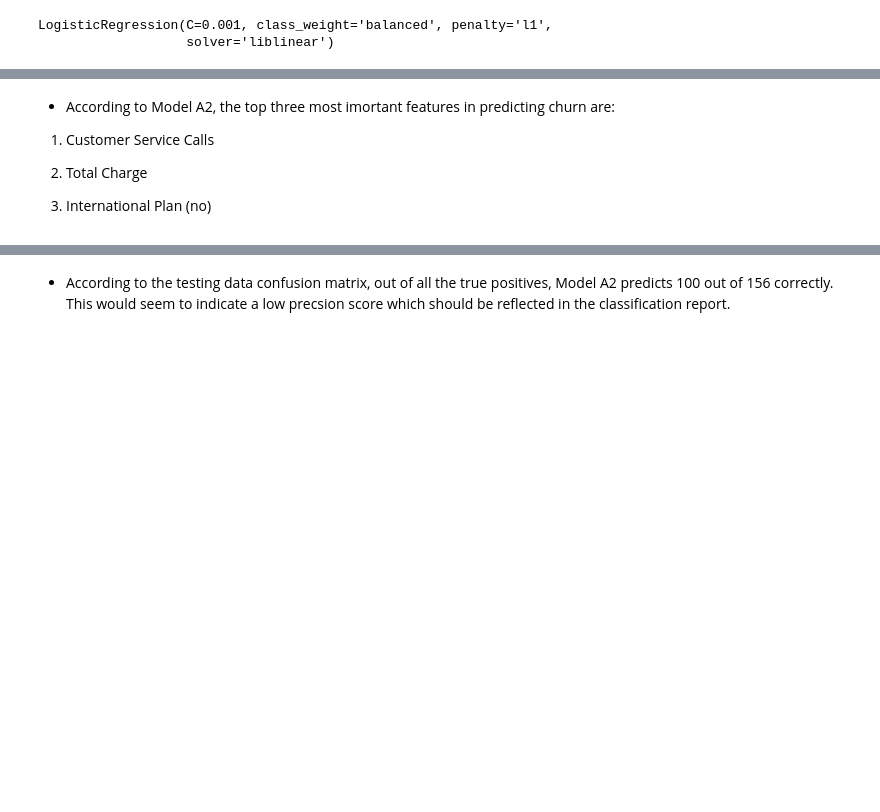
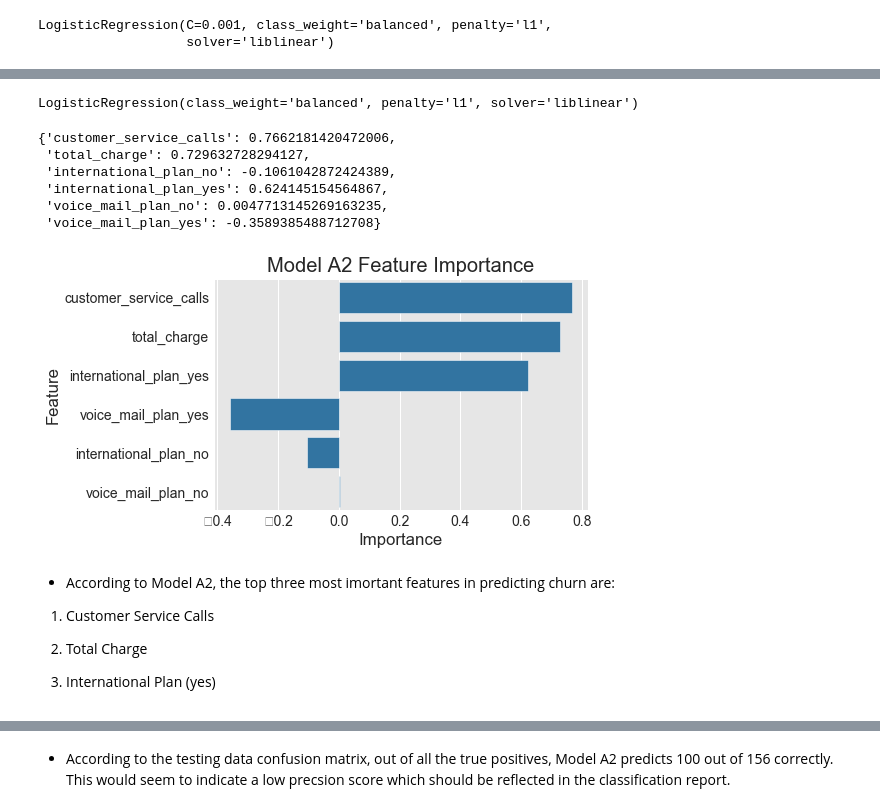
Before and after one commit to jmg0144/Customer-Churn-Classification-Analysis, a Jupyter notebook: SyriaTel-Customer-Churn-Analysis.ipynb, the cells around one changed output, grey strips where cells are left out. Saved outputs shown, nothing was run; the diff lists cells and outputs as text; code cells hidden in the pictures; blank space fills up the shorter version.

Commit message:
Updated model A2

```diff
--- a/SyriaTel-Customer-Churn-Analysis.ipynb
+++ b/SyriaTel-Customer-Churn-Analysis.ipynb
@@ -656,0 +662,4 @@ AUC: 0.8377094499294782
+# %%
+features_model_a2_train = pd.DataFrame(data=X_train, columns=['customer_service_calls','total_charge',
+                                                             'international_plan_no',
+                                            'international_plan_yes','voice_mail_plan_no','voice_mail_plan_yes'])
@@ -701,12 +706,14 @@ NameError: name 'service_calls' is not defined
 # %%
 #Scale testing and training features
-scale_features_a2 = StandardScaler()
-scale_features_a2.fit(features_a2_train)
-X_train_scaled_a2 = scale_features_a2.transform(features_a2_train)
-X_test_scaled_a2 = scale_features_a2.transform(features_a2_test)
+scale_features_model_a2 = StandardScaler()
+scale_features_model_a2.fit(features_model_a2_train)
+X_train_scaled_a2 = scale_features_model_a2.transform(features_model_a2_train)
+X_test_scaled_a2 = scale_features_model_a2.transform(features_model_a2_test)
 # %%
 #Create logistic regression model
 model_a2 = LogisticRegression(penalty='l1', solver='liblinear', class_weight='balanced')
 # %%
 #Fit model to training data
-model_a2.fit(X_train_scaled_a2, y_train_lb)
+model_a2.fit(X_train_scaled_a2, y_train)
+# %% [output]
+LogisticRegression(class_weight='balanced', penalty='l1', solver='liblinear')
@@ -719,7 +720,21 @@ coef_dict_a2
+# %%
+#Evaluate coefficients
+coef_dict(model_a2, features_model_a2_train)
+# %% [output]
+{'customer_service_calls': 0.7662181420472006,
+ 'total_charge': 0.729632728294127,
+ 'international_plan_no': -0.1061042872424389,
+ 'international_plan_yes': 0.624145154564867,
+ 'voice_mail_plan_no': 0.0047713145269163235,
+ 'voice_mail_plan_yes': -0.3589385488712708}
+# %%
+plot_feature_imp(features_model_a2_train, model_a2, 'Model A2 Feature Importance')
+# %% [output]
+[figure, added]
 # %% [markdown]
  - According to Model A2, the top three most imortant features in predicting churn are:
  1. Customer Service Calls
 
  2. Total Charge
 
- 3. International Plan (no)
+ 3. International Plan (yes)
```
Also changed, not shown: parts of 29 cells of this notebook.
